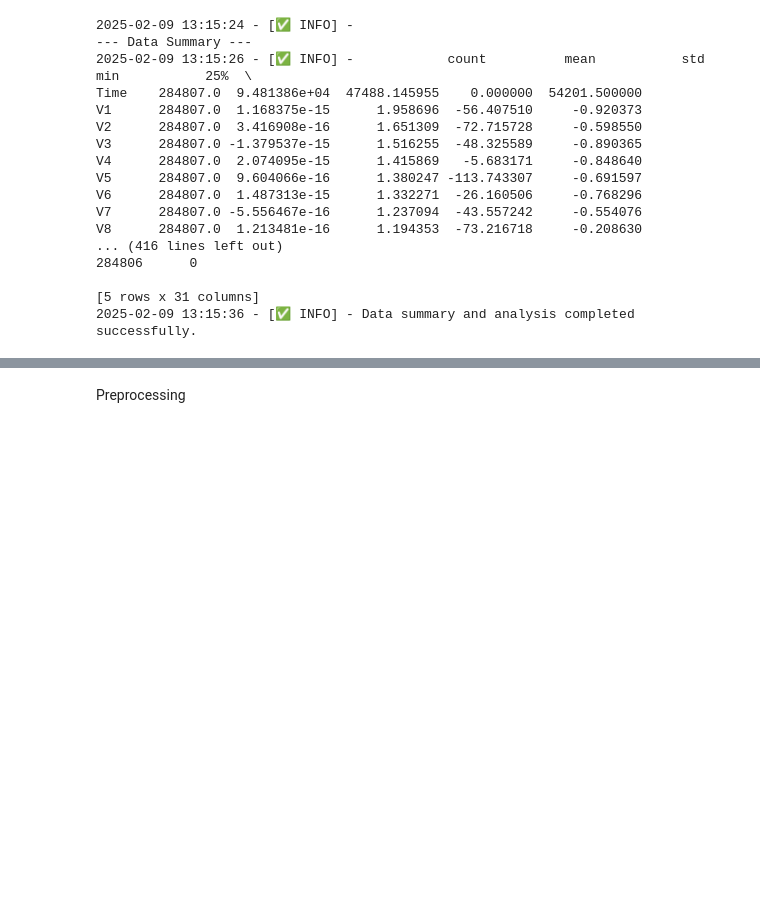
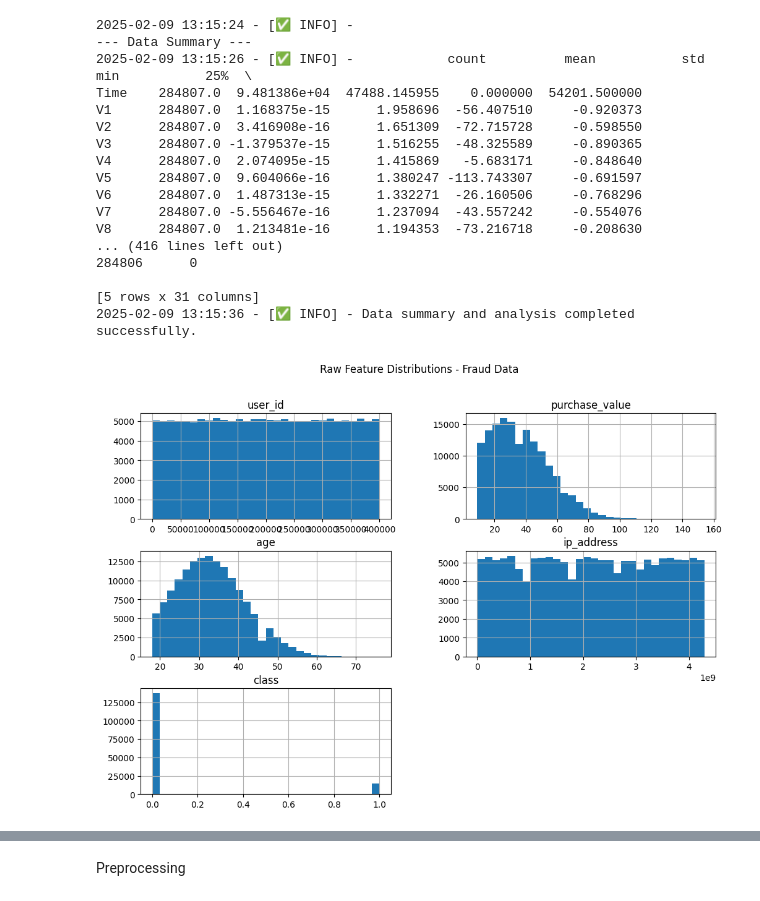
Before and after one commit to Khayo-7/10Academy-Kifiya-Week-8-9, a Jupyter notebook: notebooks/initial_EDA.ipynb, the cells around one changed output, grey strips where cells are left out. Saved outputs shown, nothing was run; the diff lists cells and outputs as text; code cells hidden in the pictures; blank space fills up the shorter version.

Commit message:
added visualizations

```diff
--- a/notebooks/initial_EDA.ipynb
+++ b/notebooks/initial_EDA.ipynb
@@ -68,3 +69,8 @@ V8      284807.0  1.213481e-16      1.194353  -73.216718     -0.208630
 
 [5 rows x 31 columns]
 2025-02-09 13:15:36 - [✅ INFO] - Data summary and analysis completed successfully.
+# %%
+# Raw Feature Distributions for fraud dataset
+plot_hist(data=fraud_df, title="Raw Feature Distributions - Fraud Data")
+# %% [output]
+[figure, added]
```
Also changed, not shown: parts of 13 cells of this notebook, 1 other file.
